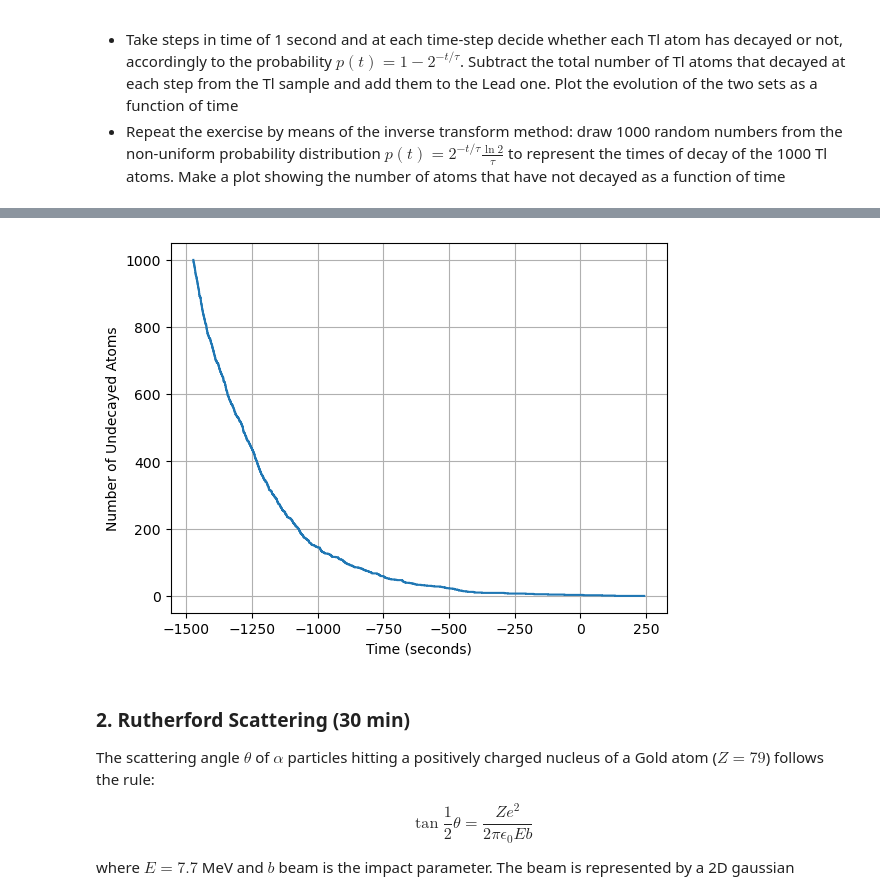
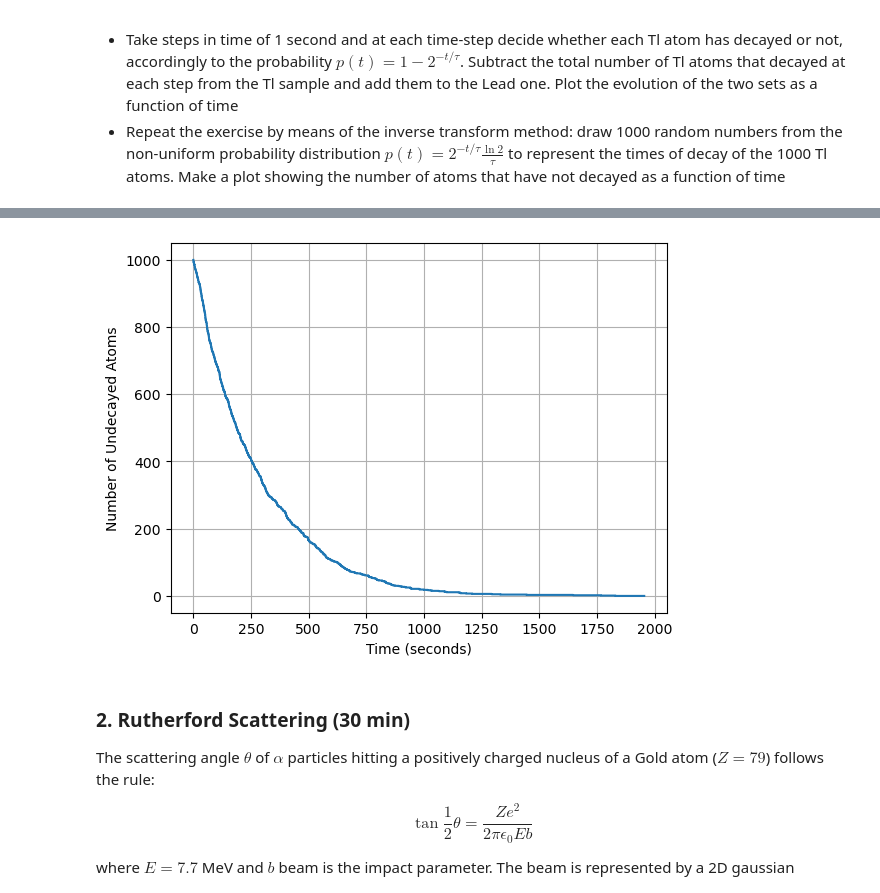
Before and after one commit to Kallo27/LaboratoryOfComputationalPhysics_Y6, a Jupyter notebook: 10ex/10ex_MonteCarlo.ipynb, the cells around one changed output, grey strips where cells are left out. Drawn from its saved outputs; the diff is of its cells as text; code cells hidden in the pictures.

```diff
--- a/10ex/10ex_MonteCarlo.ipynb
+++ b/10ex/10ex_MonteCarlo.ipynb
@@ -35,22 +35,19 @@ plt.show()
 # %%
 tau = 3.052 * 60
 total_atoms = 1000
 
-#decay_times = -(tau/np.log(2)) * np.log(1 - np.random.rand(total_atoms))
-decay_times = -(tau/np.log(2)) * np.log(tau/np.log(2) * np.random.rand(total_atoms))
-
-
+decay_times = -(tau/np.log(2)) * np.log(1 - np.random.rand(total_atoms))
 decay_times.sort()
 
 undecayed_atoms = total_atoms - np.arange(1, total_atoms + 1)
 
 plt.step(decay_times, undecayed_atoms)
 plt.xlabel('Time (seconds)')
 plt.ylabel('Number of Undecayed Atoms')
 plt.grid(True)
 plt.show()
 # %% [output]
-[figure, old version]
+[figure, new version]
 # %% [markdown]
 ### 2\. Rutherford Scattering (30 min)
 
```
Also changed, not shown: parts of 3 cells of this notebook, 1 other file.
